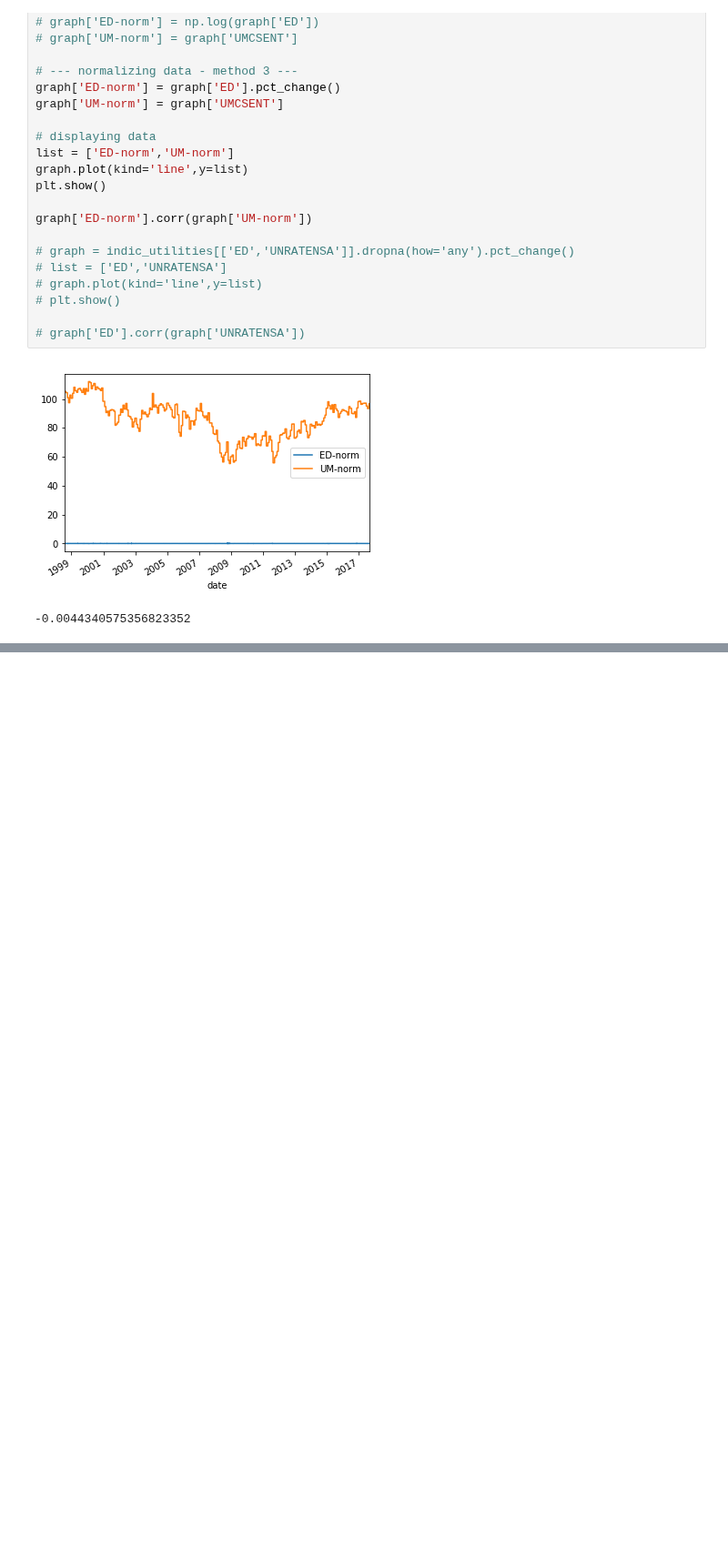
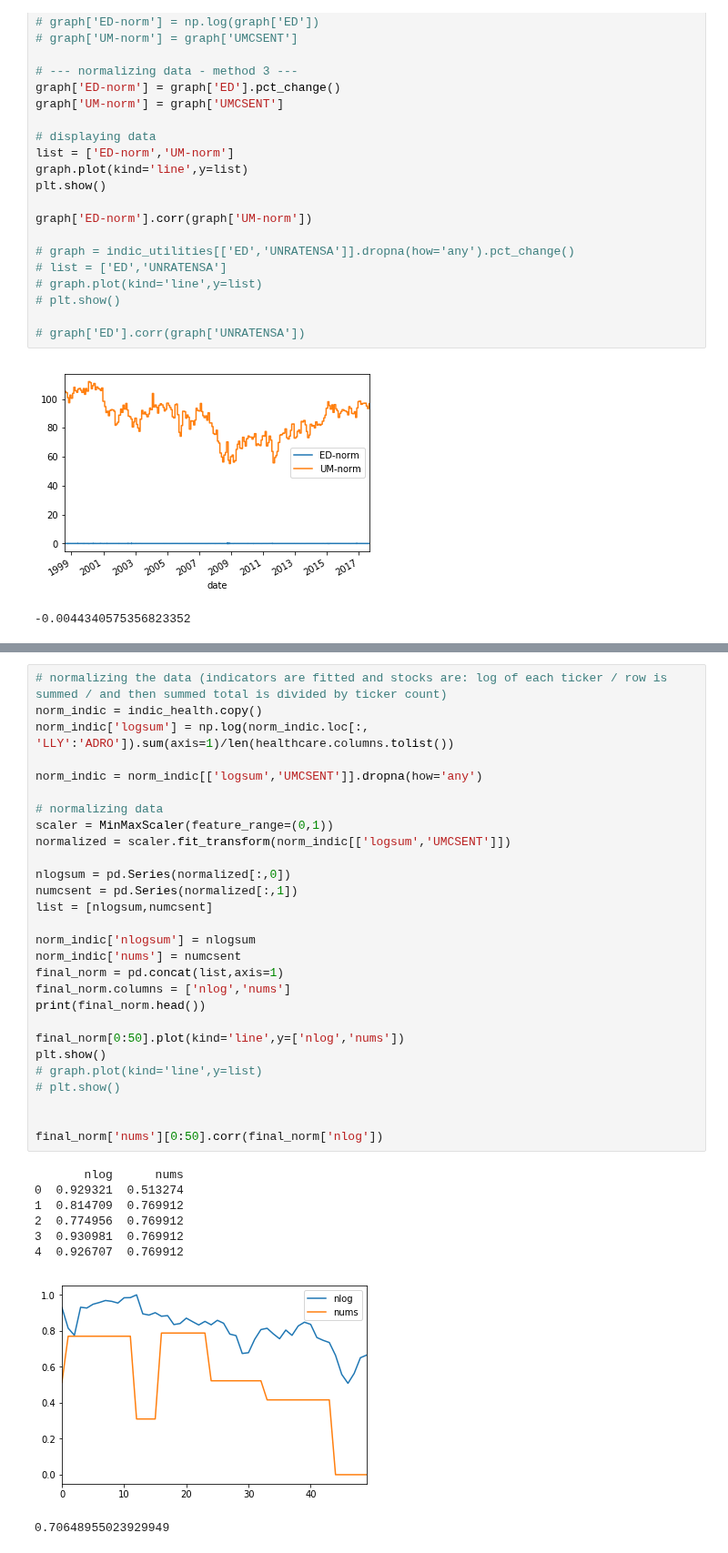
Before and after one commit to kimrharper/data_science_nltk, a Jupyter notebook: stock/stock_prediction.ipynb, the cells around one changed output, grey strips where cells are left out. Shown at 91% size. Saved outputs shown, nothing was run; the diff lists cells and outputs as text; blank space fills up the shorter version.

```diff
--- a/stock/stock_prediction.ipynb
+++ b/stock/stock_prediction.ipynb
@@ -130,0 +126,37 @@ Index(['ED', 'SJW', 'SJI', 'DUK', 'D', 'MSEX', 'NJR', 'AVA', 'SO', 'VVC',
+# %%
+# normalizing the data (indicators are fitted and stocks are: log of each ticker / row is summed / and then summed total is divided by ticker count)
+norm_indic = indic_health.copy()
+norm_indic['logsum'] = np.log(norm_indic.loc[:, 'LLY':'ADRO']).sum(axis=1)/len(healthcare.columns.tolist())
+
+norm_indic = norm_indic[['logsum','UMCSENT']].dropna(how='any')
+
+# normalizing data
+scaler = MinMaxScaler(feature_range=(0,1))
+normalized = scaler.fit_transform(norm_indic[['logsum','UMCSENT']])
+
+nlogsum = pd.Series(normalized[:,0])
+numcsent = pd.Series(normalized[:,1])
+list = [nlogsum,numcsent]
+
+norm_indic['nlogsum'] = nlogsum
+norm_indic['nums'] = numcsent
+final_norm = pd.concat(list,axis=1)
+final_norm.columns = ['nlog','nums']
+print(final_norm.head())
+
+final_norm[0:50].plot(kind='line',y=['nlog','nums'])
+plt.show()
+# graph.plot(kind='line',y=list)
+# plt.show()
+
+
+final_norm['nums'][0:50].corr(final_norm['nlog'])
+# %% [output]
+       nlog      nums
+0  0.929321  0.513274
+1  0.814709  0.769912
+2  0.774956  0.769912
+3  0.930981  0.769912
+4  0.926707  0.769912
+[figure, added]
+0.70648955023929949
```
Also changed, not shown: parts of 12 cells of this notebook, 1 other file.
